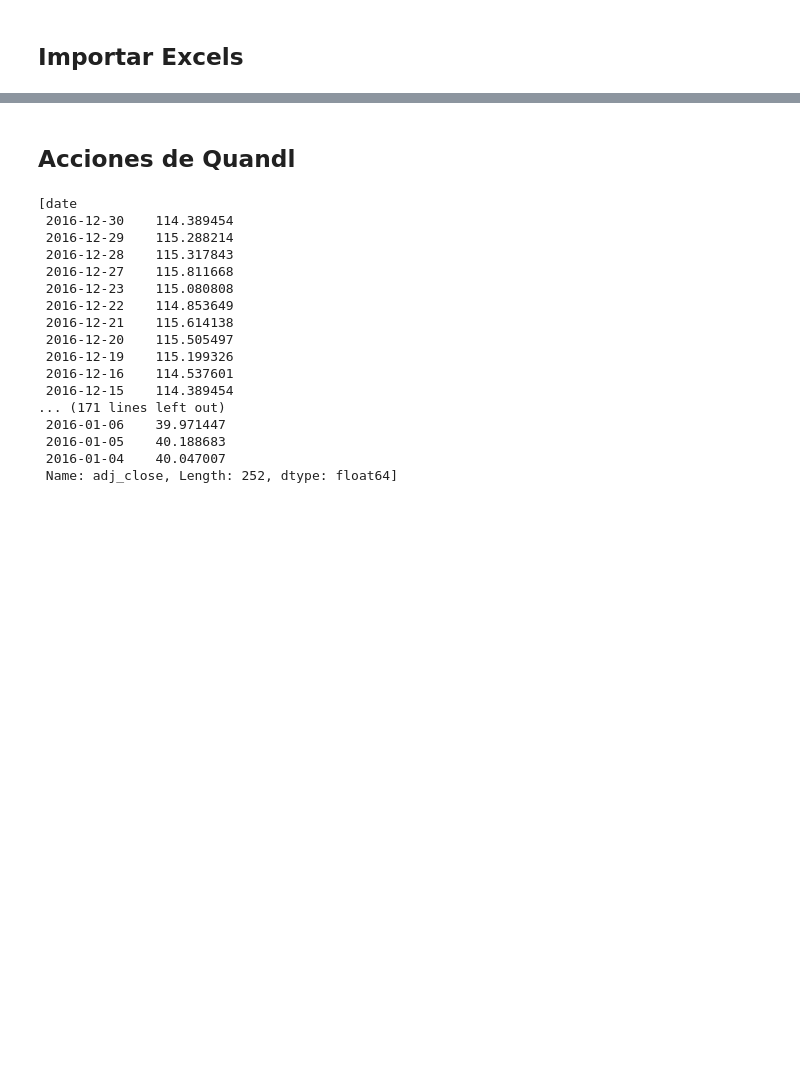
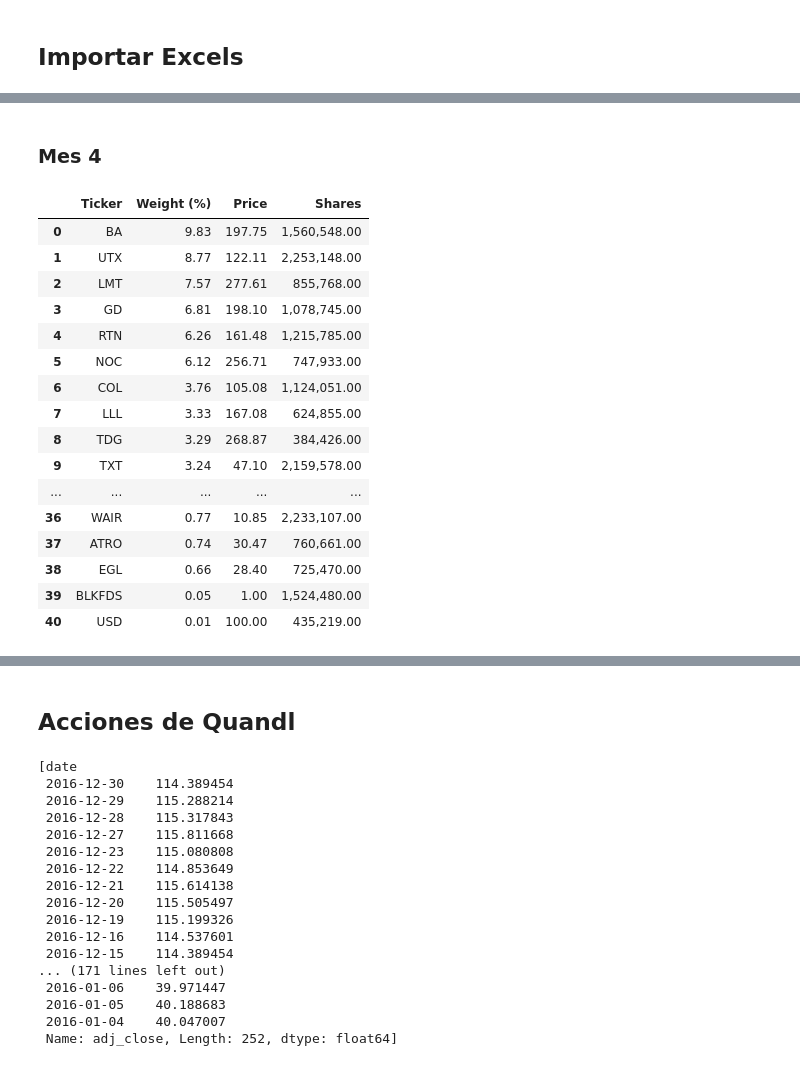
Before and after one commit to Dianachav/Trading_Lab1, a Jupyter notebook: Lab1_Python.ipynb, the cells around one changed output, grey strips where cells are left out. Saved outputs shown, nothing was run; the diff lists cells and outputs as text; code cells hidden in the pictures; blank space fills up the shorter version.

```diff
--- a/Lab1_Python.ipynb
+++ b/Lab1_Python.ipynb
@@ -65,0 +115,25 @@ Name: Share, dtype: object
+# %% [markdown]
+### Mes 4
+# %%
+mes4 = pd.read_csv('https://raw.githubusercontent.com/Dianachav/Trading_Lab1/master/ITA_holdings-4.csv', skiprows=10, delim_whitespace=False)
+mes4=mes4.drop(columns = ['Name', 'Asset Class', "Market Value", 'Notional Value', 'Sector', 'SEDOL', 'ISIN', 'Exchange'])
+mes4=mes4.dropna(axis=0)
+mes4
+# %% [output]
+|  | Ticker | Weight (%) | Price | Shares |
+| 0 | BA | 9.83 | 197.75 | 1,560,548.00 |
+| 1 | UTX | 8.77 | 122.11 | 2,253,148.00 |
+| 2 | LMT | 7.57 | 277.61 | 855,768.00 |
+| 3 | GD | 6.81 | 198.10 | 1,078,745.00 |
+| 4 | RTN | 6.26 | 161.48 | 1,215,785.00 |
+| 5 | NOC | 6.12 | 256.71 | 747,933.00 |
+| 6 | COL | 3.76 | 105.08 | 1,124,051.00 |
+| 7 | LLL | 3.33 | 167.08 | 624,855.00 |
+| 8 | TDG | 3.29 | 268.87 | 384,426.00 |
+| 9 | TXT | 3.24 | 47.10 | 2,159,578.00 |
+| ... | ... | ... | ... | ... |
+| 36 | WAIR | 0.77 | 10.85 | 2,233,107.00 |
+| 37 | ATRO | 0.74 | 30.47 | 760,661.00 |
+| 38 | EGL | 0.66 | 28.40 | 725,470.00 |
+| 39 | BLKFDS | 0.05 | 1.00 | 1,524,480.00 |
+| 40 | USD | 0.01 | 100.00 | 435,219.00 |
```
Also changed, not shown: parts of 35 cells of this notebook.
